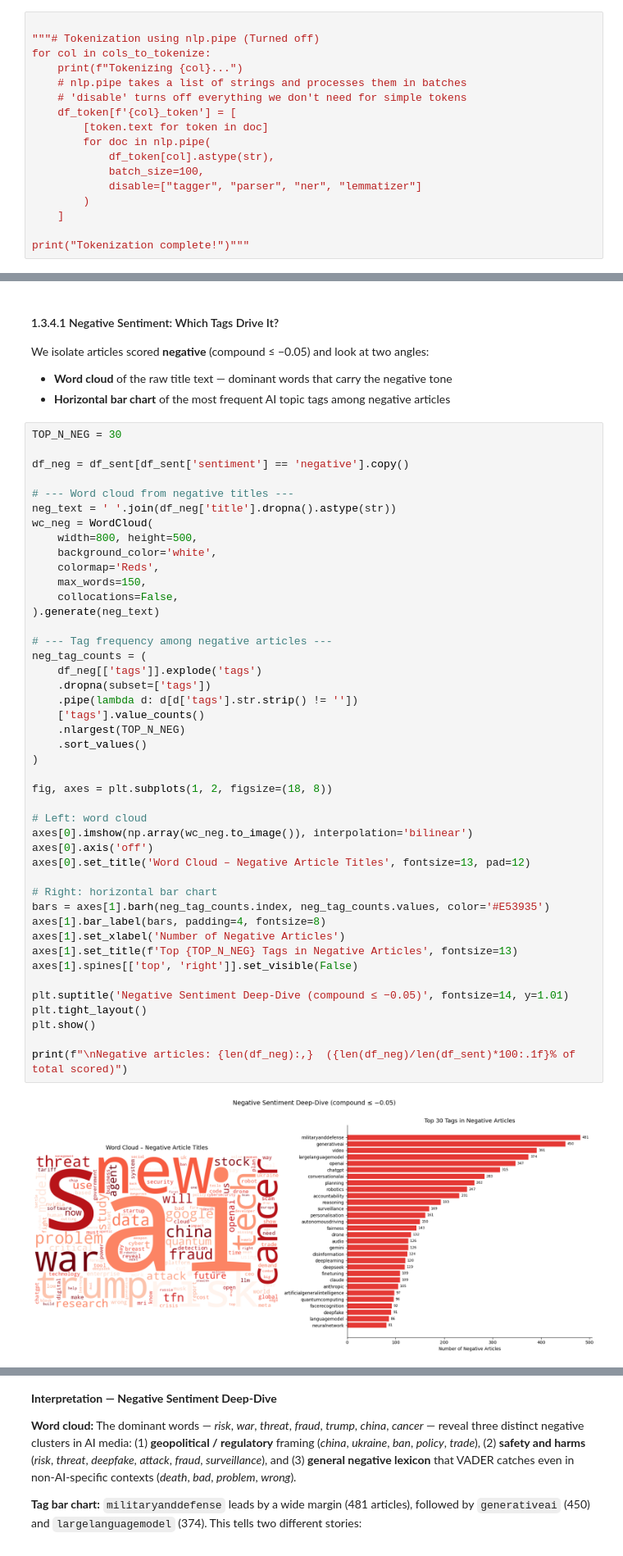
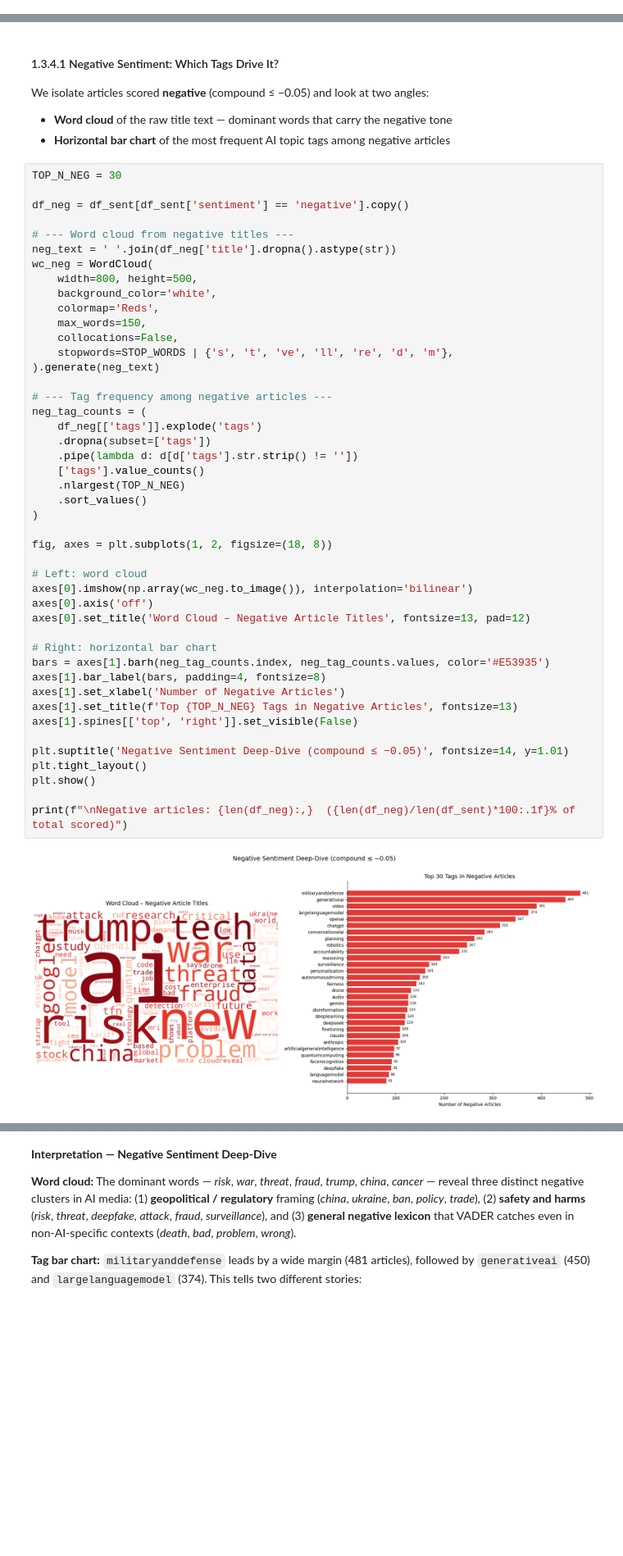
Before and after one commit to Biaancabe/CIP_HS2025_107, a Jupyter notebook: clt.ipynb, the cells around one changed output, grey strips where cells are left out. Shown at 82% size. Saved outputs shown, nothing was run; the diff lists cells and outputs as text; blank space fills up the shorter version.

```diff
--- a/clt.ipynb
+++ b/clt.ipynb
@@ -369,23 +369,6 @@ cols_to_tokenize = ['title', 'content']
 df_token = df_final.copy()
 # %% [markdown]
 Standard row-by-row processing with spaCy's .apply() is computationally expensive for 16k+ texts (>40 minutes). We asked Gemini for a way to reduce the time. The solution is to bypass the heavy linguistic pipeline using nlp.make_doc for tokenisation. This reduced processing time significantly.
-# %%
-
-"""# Tokenization using nlp.pipe (Turned off)
-for col in cols_to_tokenize:
-    print(f"Tokenizing {col}...")
-    # nlp.pipe takes a list of strings and processes them in batches
-    # 'disable' turns off everything we don't need for simple tokens
-    df_token[f'{col}_token'] = [
-        [token.text for token in doc]
-        for doc in nlp.pipe(
-            df_token[col].astype(str),
-            batch_size=100,
-            disable=["tagger", "parser", "ner", "lemmatizer"]
-        )
-    ]
-
-print("Tokenization complete!")"""
 # %%
 # Tokenization using nlp.make_doc
 for col in cols_to_tokenize:
@@ -950,39 +883,40 @@ wc_neg = WordCloud(
     colormap='Reds',
     max_words=150,
     collocations=False,
+    stopwords=STOP_WORDS | {'s', 't', 've', 'll', 're', 'd', 'm'},
 ).generate(neg_text)
 
 # --- Tag frequency among negative articles ---
 neg_tag_counts = (
     df_neg[['tags']].explode('tags')
     .dropna(subset=['tags'])
     .pipe(lambda d: d[d['tags'].str.strip() != ''])
     ['tags'].value_counts()
     .nlargest(TOP_N_NEG)
     .sort_values()
 )
 
 fig, axes = plt.subplots(1, 2, figsize=(18, 8))
 
 # Left: word cloud
 axes[0].imshow(np.array(wc_neg.to_image()), interpolation='bilinear')
 axes[0].axis('off')
 axes[0].set_title('Word Cloud – Negative Article Titles', fontsize=13, pad=12)
 
 # Right: horizontal bar chart
 bars = axes[1].barh(neg_tag_counts.index, neg_tag_counts.values, color='#E53935')
 axes[1].bar_label(bars, padding=4, fontsize=8)
 axes[1].set_xlabel('Number of Negative Articles')
 axes[1].set_title(f'Top {TOP_N_NEG} Tags in Negative Articles', fontsize=13)
 axes[1].spines[['top', 'right']].set_visible(False)
 
 plt.suptitle('Negative Sentiment Deep-Dive (compound ≤ −0.05)', fontsize=14, y=1.01)
 plt.tight_layout()
 plt.show()
 
 print(f"\nNegative articles: {len(df_neg):,}  ({len(df_neg)/len(df_sent)*100:.1f}% of total scored)")
 # %% [output]
-[figure, old version]
+[figure, new version]
 Negative articles: 2,081  (12.6% of total scored)
 # %% [markdown]
 **Interpretation — Negative Sentiment Deep-Dive**
```
Also changed, not shown: parts of 72 cells of this notebook.
